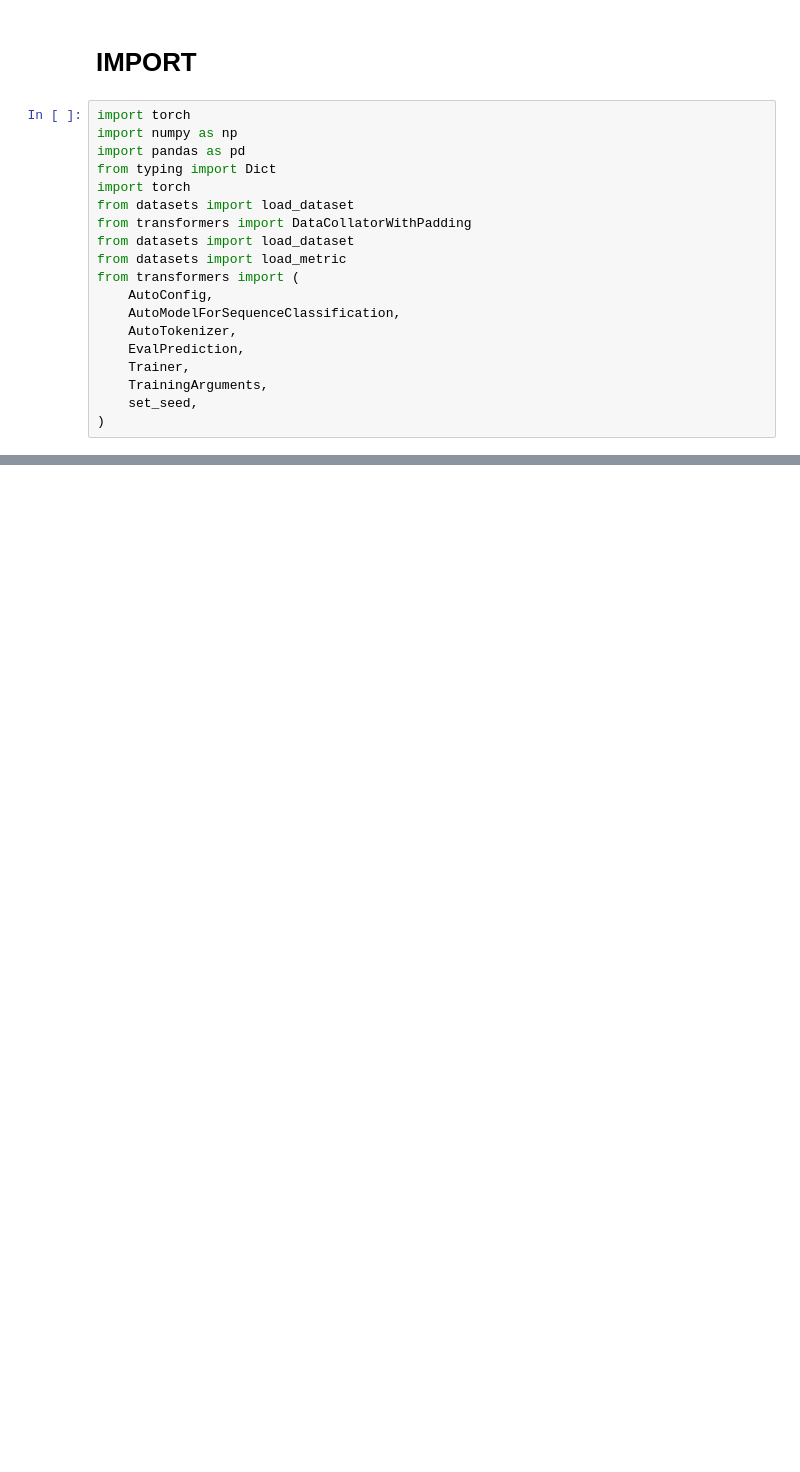
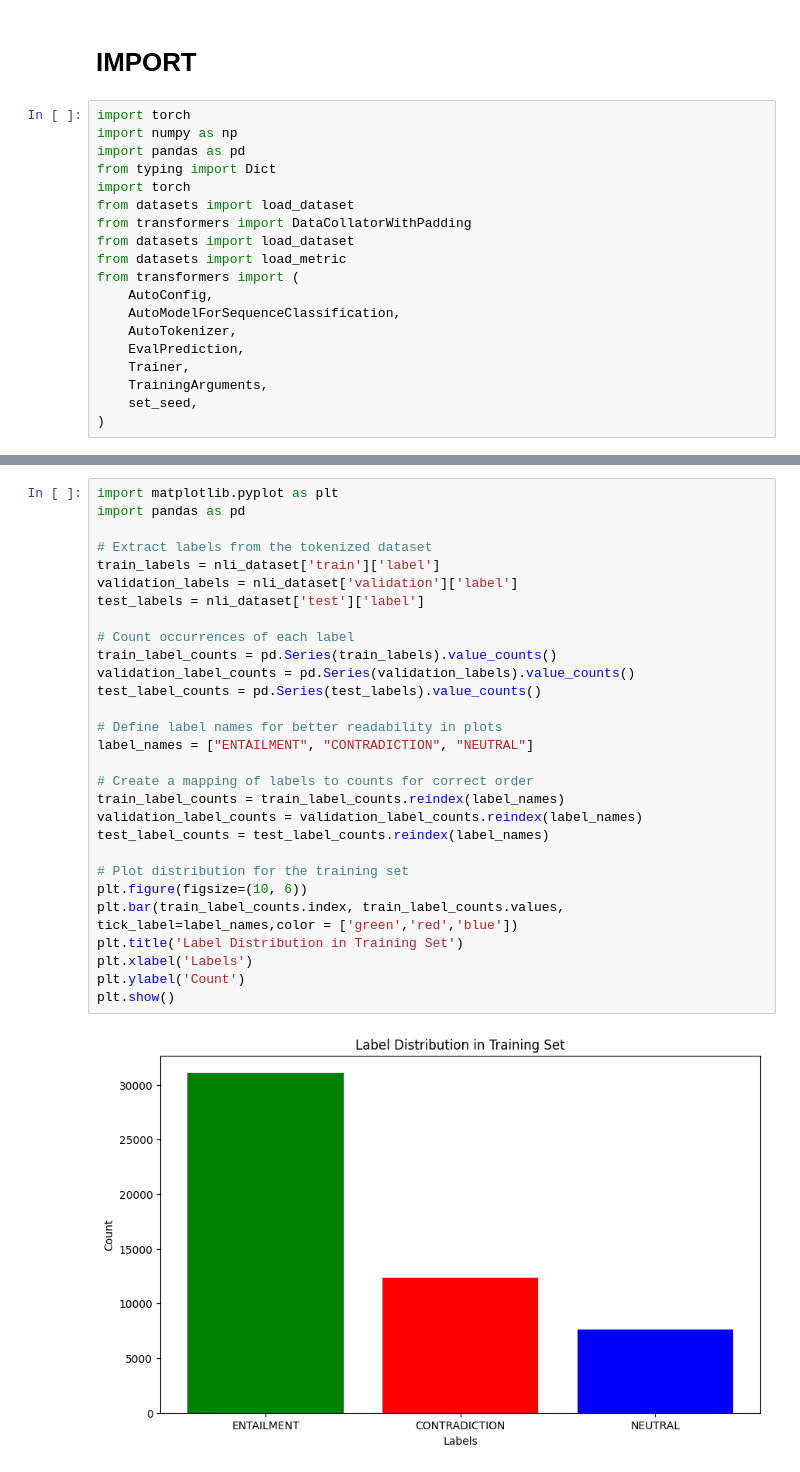
Before and after one commit to BrFranceN/AdversarialNLI, a Jupyter notebook: local/baseline.ipynb, the cells around one changed output, grey strips where cells are left out. Drawn from its saved outputs; the diff is of its cells as text; blank space fills up the shorter version.

```diff
--- a/local/baseline.ipynb
+++ b/local/baseline.ipynb
@@ -58,3 +73,34 @@ def compute_metrics(eval_pred):
+# %%
+import matplotlib.pyplot as plt
+import pandas as pd
+
+# Extract labels from the tokenized dataset
+train_labels = nli_dataset['train']['label']
+validation_labels = nli_dataset['validation']['label']
+test_labels = nli_dataset['test']['label']
+
+# Count occurrences of each label
+train_label_counts = pd.Series(train_labels).value_counts()
+validation_label_counts = pd.Series(validation_labels).value_counts()
+test_label_counts = pd.Series(test_labels).value_counts()
+
+# Define label names for better readability in plots
+label_names = ["ENTAILMENT", "CONTRADICTION", "NEUTRAL"]
+
+# Create a mapping of labels to counts for correct order
+train_label_counts = train_label_counts.reindex(label_names)
+validation_label_counts = validation_label_counts.reindex(label_names)
+test_label_counts = test_label_counts.reindex(label_names)
+
+# Plot distribution for the training set
+plt.figure(figsize=(10, 6))
+plt.bar(train_label_counts.index, train_label_counts.values, tick_label=label_names,color = ['green','red','blue'])
+plt.title('Label Distribution in Training Set')
+plt.xlabel('Labels')
+plt.ylabel('Count')
+plt.show()
+# %% [output]
+[figure, added]
 # %%
 # MODEL
 ## Initialize the model
```
Also changed, not shown: parts of 7 cells of this notebook, 2 other files.
